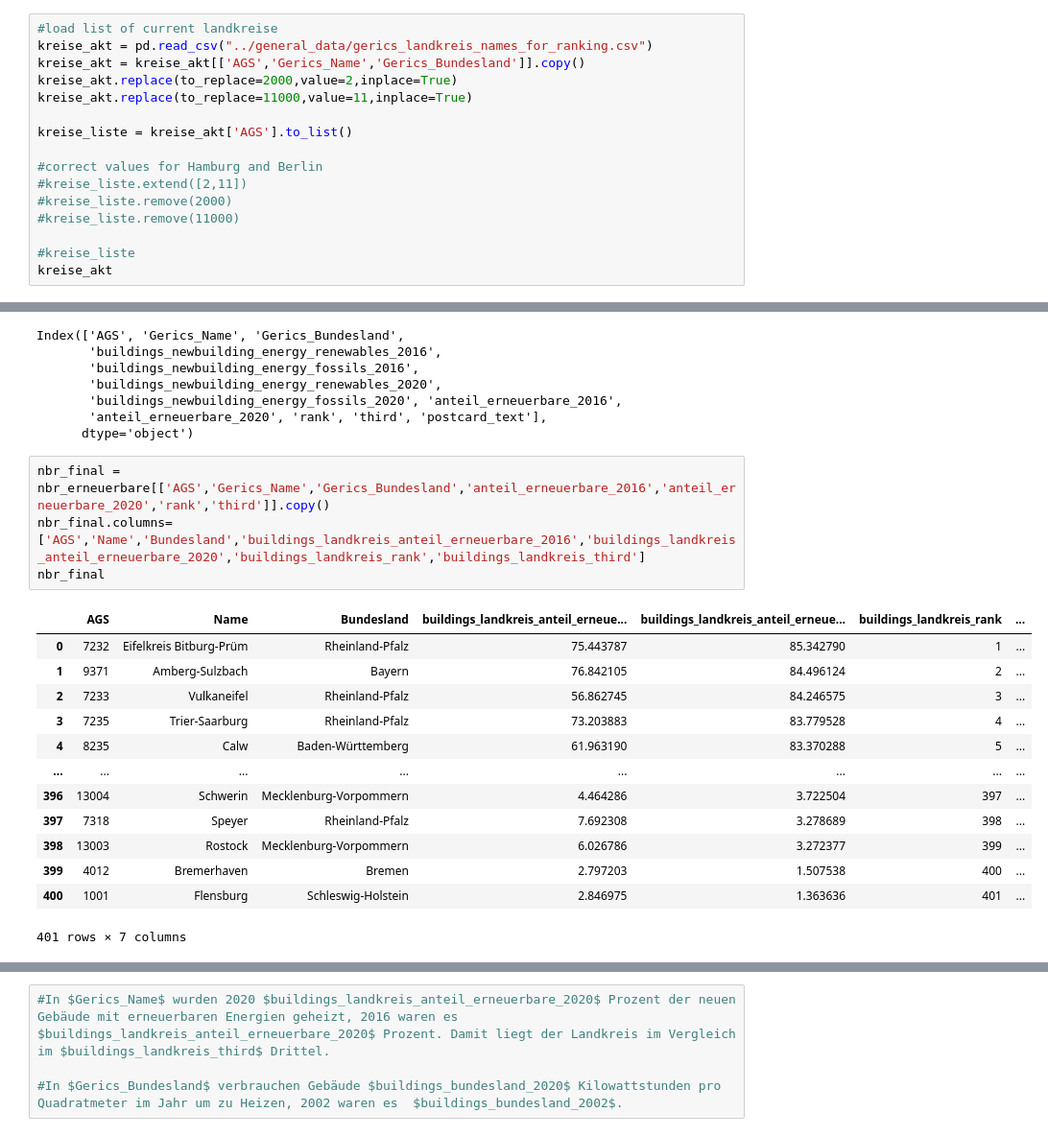
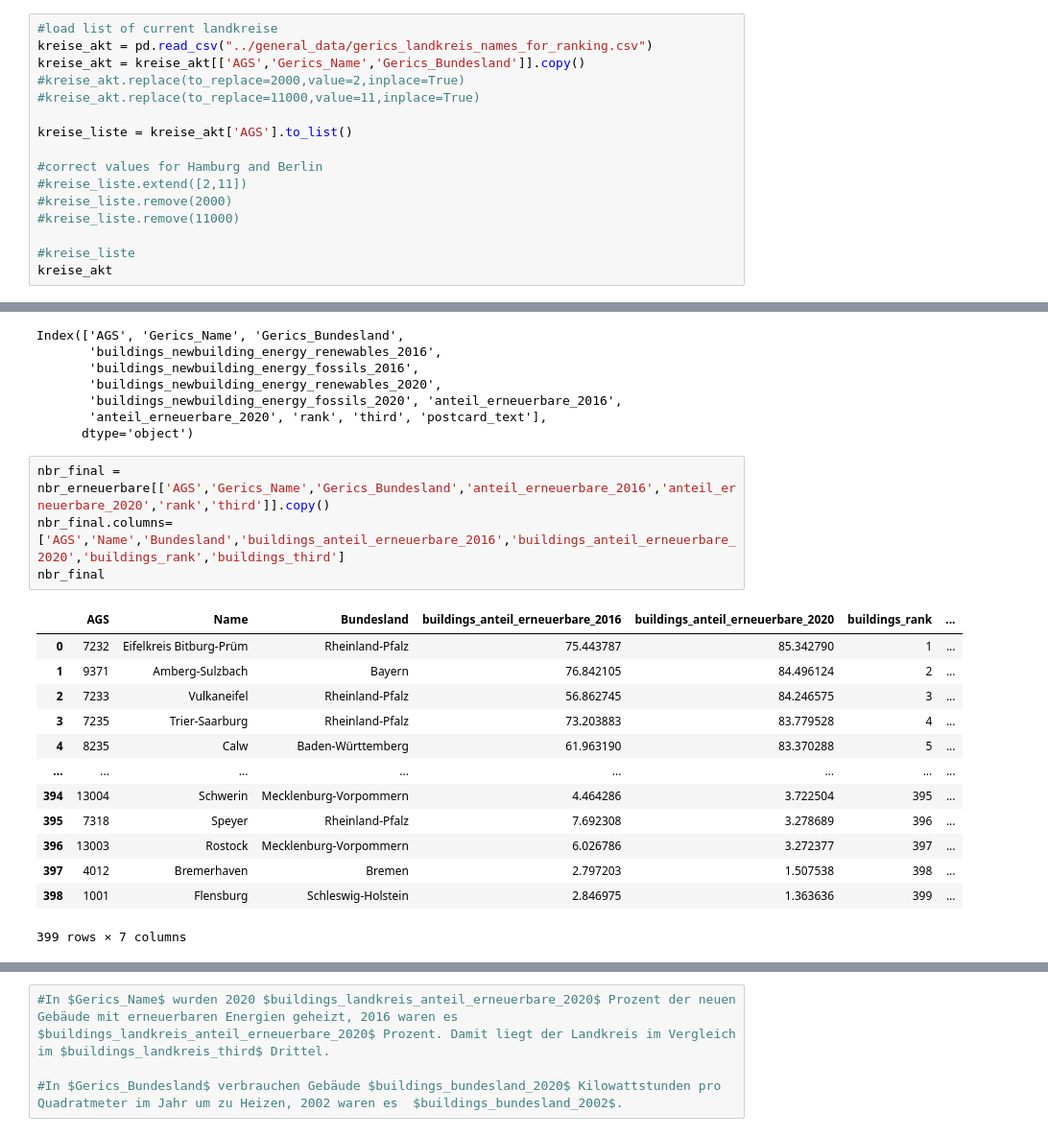
Before and after one commit to uclab-potsdam/klimataz, a Jupyter notebook: data/buildings/final_ranking_landkreis_new_building_renewables.ipynb, the cells around one changed output, grey strips where cells are left out. Shown at 96% size. Saved outputs shown, nothing was run; the diff lists cells and outputs as text.

Commit message:
add notebook and csv for postcard data landkreise and bundesland in one file

```diff
--- a/data/buildings/final_ranking_landkreis_new_building_renewables.ipynb
+++ b/data/buildings/final_ranking_landkreis_new_building_renewables.ipynb
@@ -14,8 +16,8 @@ names=['oberen Drittel','mittleren Drittel','unteren Drittel']
 #load list of current landkreise
 kreise_akt = pd.read_csv("../general_data/gerics_landkreis_names_for_ranking.csv")
 kreise_akt = kreise_akt[['AGS','Gerics_Name','Gerics_Bundesland']].copy()
-kreise_akt.replace(to_replace=2000,value=2,inplace=True)
-kreise_akt.replace(to_replace=11000,value=11,inplace=True)
+#kreise_akt.replace(to_replace=2000,value=2,inplace=True)
+#kreise_akt.replace(to_replace=11000,value=11,inplace=True)
 
 kreise_liste = kreise_akt['AGS'].to_list()
 
@@ -180,22 +182,22 @@ Index(['AGS', 'Gerics_Name', 'Gerics_Bundesland',
       dtype='object')
 # %%
 nbr_final = nbr_erneuerbare[['AGS','Gerics_Name','Gerics_Bundesland','anteil_erneuerbare_2016','anteil_erneuerbare_2020','rank','third']].copy()
-nbr_final.columns=['AGS','Name','Bundesland','buildings_landkreis_anteil_erneuerbare_2016','buildings_landkreis_anteil_erneuerbare_2020','buildings_landkreis_rank','buildings_landkreis_third']
+nbr_final.columns=['AGS','Name','Bundesland','buildings_anteil_erneuerbare_2016','buildings_anteil_erneuerbare_2020','buildings_rank','buildings_third']
 nbr_final
 # %% [output]
-|  | AGS | Name | Bundesland | buildings_landkreis_anteil_erneue... | buildings_landkreis_anteil_erneue... | buildings_landkreis_rank | ... |
+|  | AGS | Name | Bundesland | buildings_anteil_erneuerbare_2016 | buildings_anteil_erneuerbare_2020 | buildings_rank | ... |
 | 0 | 7232 | Eifelkreis Bitburg-Prüm | Rheinland-Pfalz | 75.443787 | 85.342790 | 1 | ... |
 | 1 | 9371 | Amberg-Sulzbach | Bayern | 76.842105 | 84.496124 | 2 | ... |
 | 2 | 7233 | Vulkaneifel | Rheinland-Pfalz | 56.862745 | 84.246575 | 3 | ... |
 | 3 | 7235 | Trier-Saarburg | Rheinland-Pfalz | 73.203883 | 83.779528 | 4 | ... |
 | 4 | 8235 | Calw | Baden-Württemberg | 61.963190 | 83.370288 | 5 | ... |
 | ... | ... | ... | ... | ... | ... | ... | ... |
-| 396 | 13004 | Schwerin | Mecklenburg-Vorpommern | 4.464286 | 3.722504 | 397 | ... |
-| 397 | 7318 | Speyer | Rheinland-Pfalz | 7.692308 | 3.278689 | 398 | ... |
-| 398 | 13003 | Rostock | Mecklenburg-Vorpommern | 6.026786 | 3.272377 | 399 | ... |
-| 399 | 4012 | Bremerhaven | Bremen | 2.797203 | 1.507538 | 400 | ... |
-| 400 | 1001 | Flensburg | Schleswig-Holstein | 2.846975 | 1.363636 | 401 | ... |
+| 394 | 13004 | Schwerin | Mecklenburg-Vorpommern | 4.464286 | 3.722504 | 395 | ... |
+| 395 | 7318 | Speyer | Rheinland-Pfalz | 7.692308 | 3.278689 | 396 | ... |
+| 396 | 13003 | Rostock | Mecklenburg-Vorpommern | 6.026786 | 3.272377 | 397 | ... |
+| 397 | 4012 | Bremerhaven | Bremen | 2.797203 | 1.507538 | 398 | ... |
+| 398 | 1001 | Flensburg | Schleswig-Holstein | 2.846975 | 1.363636 | 399 | ... |
-401 rows × 7 columns
+399 rows × 7 columns
 # %%
 #load bundesland data and merge und bundesland name
 bl_df = pd.read_csv("data/final_data_bundesland_heating.csv")
```
Also changed, not shown: parts of 28 cells of this notebook, 2 other files.
